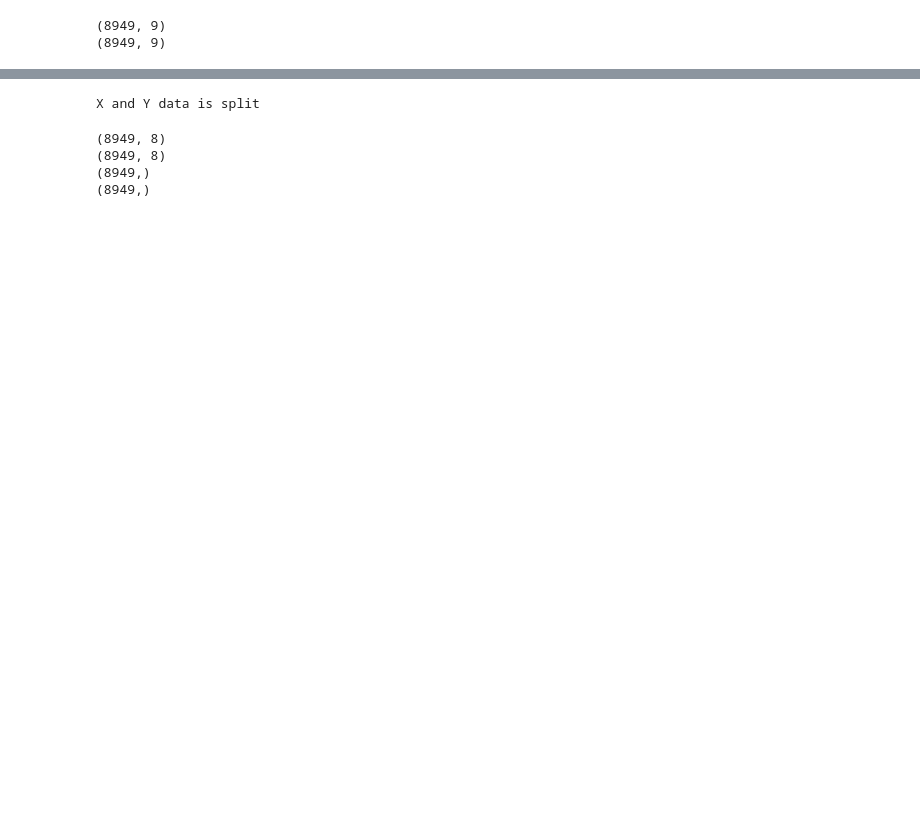
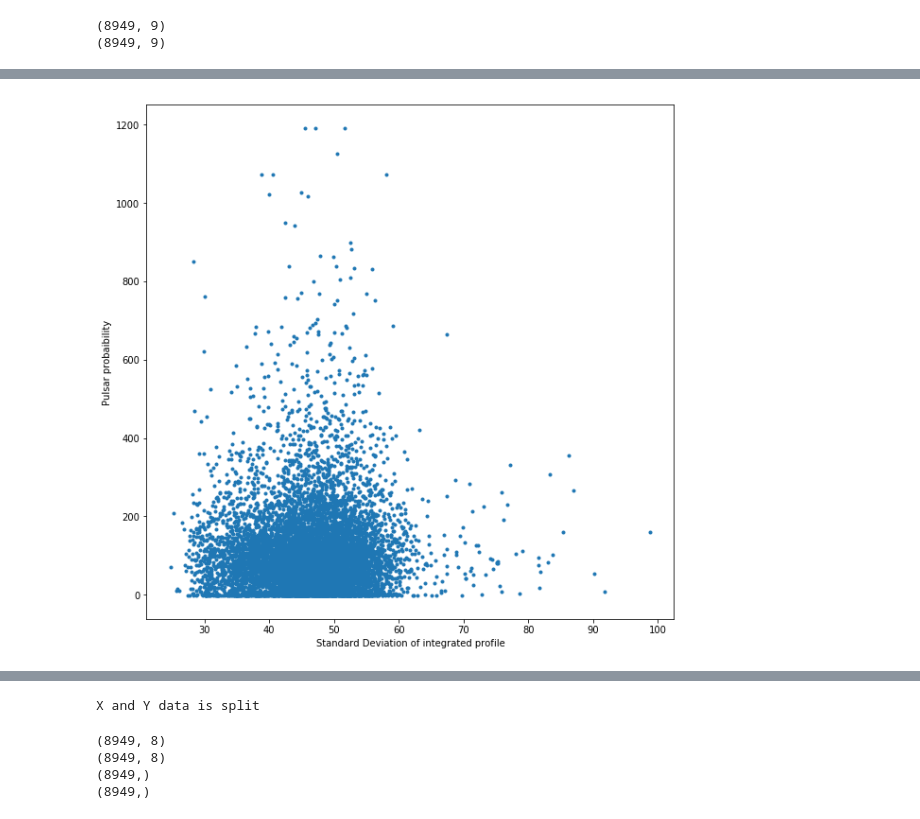
Before and after one commit to mponagandla/AIProject, a Jupyter notebook: Predicting_Pulsar.ipynb, the cells around one changed output, grey strips where cells are left out. Drawn from its saved outputs; the diff is of its cells as text; code cells hidden in the pictures; blank space fills up the shorter version.

```diff
--- a/Predicting_Pulsar.ipynb
+++ b/Predicting_Pulsar.ipynb
@@ -87,0 +133,8 @@ plt.show()
+# %%
+plt.figure(figsize=(10,10))
+plt.plot(ds_train[:,1],ds_test[:,7],'.')
+plt.xlabel("Standard Deviation of integrated profile")
+plt.ylabel("Pulsar probaibility")
+plt.show()
+# %% [output]
+[figure, added]
```
Also changed, not shown: parts of 21 cells of this notebook.
